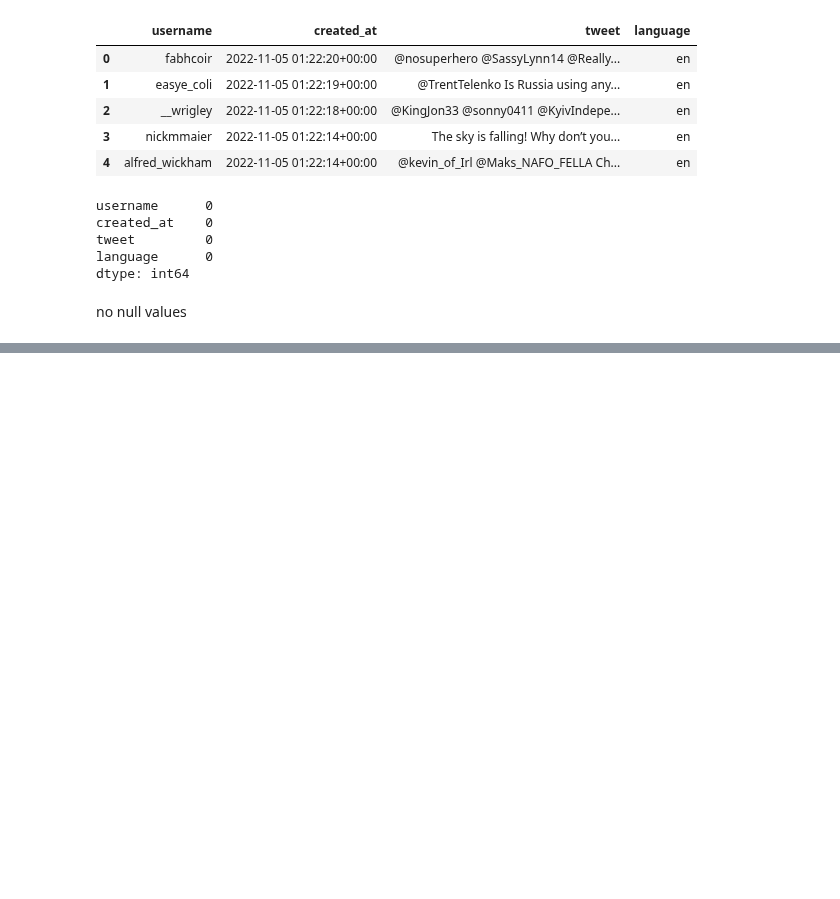
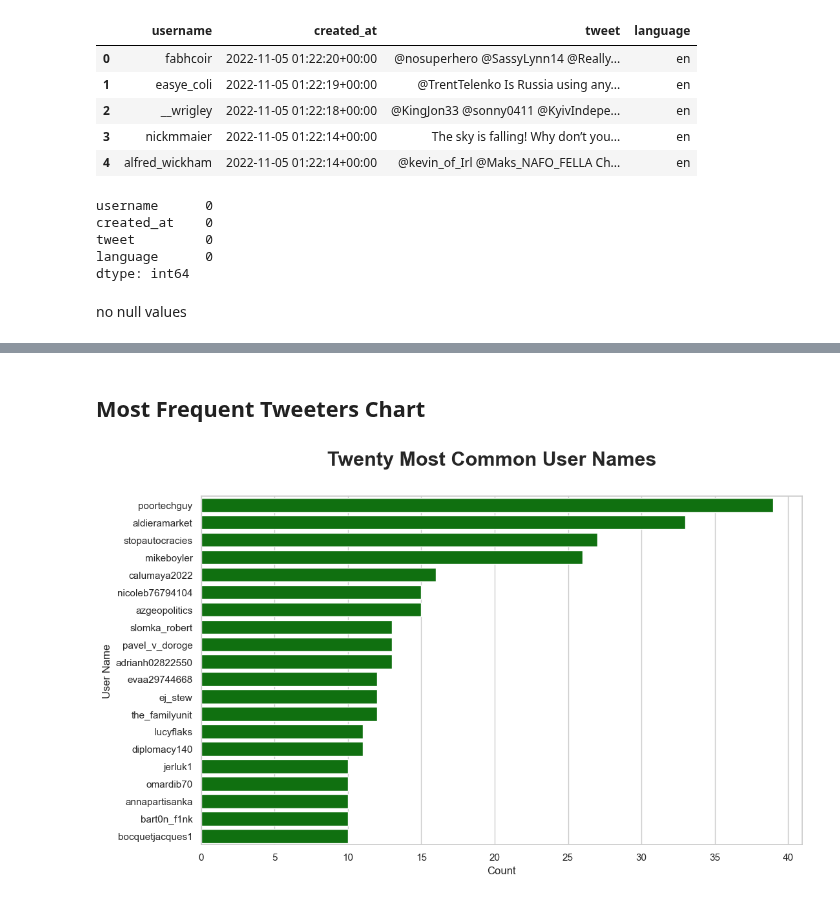
Before and after one commit to J-Kimani/DS, a Jupyter notebook: Projects/Russia Ukraine War Tweet Sentiment Analysis/rvu.ipynb, the cells around one changed output, grey strips where cells are left out. Saved outputs shown, nothing was run; the diff lists cells and outputs as text; code cells hidden in the pictures; blank space fills up the shorter version.

```diff
--- a/Projects/Russia Ukraine War Tweet Sentiment Analysis/rvu.ipynb
+++ b/Projects/Russia Ukraine War Tweet Sentiment Analysis/rvu.ipynb
@@ -466,0 +489,4 @@ no null values
+# %%
+usernames = df3.username.value_counts()[:20].to_frame(name= 'total').reset_index()
+usernames.columns = ["username", "total"]
+usernames
@@ -466,0 +594,7 @@ no null values
+# %% [markdown]
+## Most Frequent Tweeters Chart
+# %%
+
+draw_user(usernames)
+# %% [output]
+[figure, added]
```
Also changed, not shown: parts of 26 cells of this notebook.
